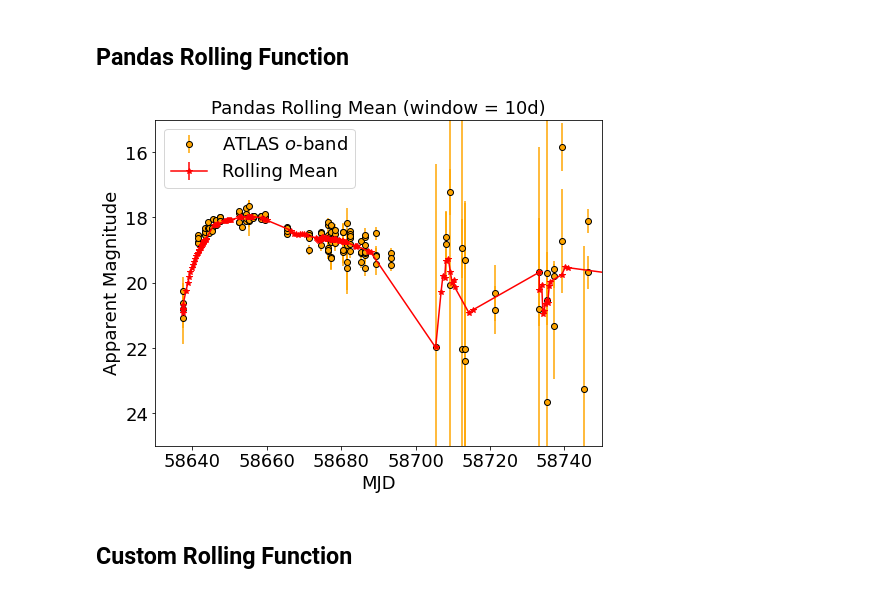
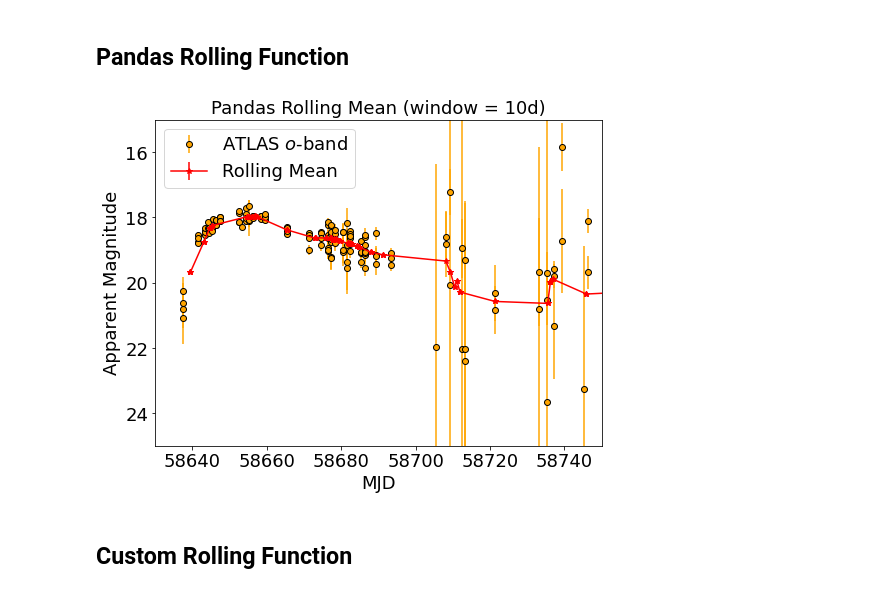
Before and after one commit to temuller/atlas_object, a Jupyter notebook: rolling_sigma_clipping.ipynb, the cells around one changed output. Cells and saved outputs as stored; diff of their text form; code cells hidden in the pictures.

```diff
--- a/rolling_sigma_clipping.ipynb
+++ b/rolling_sigma_clipping.ipynb
@@ -39,31 +39,32 @@ test_df.set_index("time", inplace=True)  # necessary for pandas rolling
 # %%
 # use only o band as it has more data
 filt = 'o'
 filt_df = test_df[test_df.F==filt]
 
 
 fig, ax = plt.subplots(figsize=(8, 6))
 
 # data
 ax.errorbar(filt_df.MJD, filt_df.m, yerr=filt_df.dm,
             fmt='o', c=COLOURS[1], mec='k', label='ATLAS $o$-band')
 # rolling
 window = '10d'
-ax.errorbar(filt_df.MJD.rolling(window).mean(), filt_df.m.rolling(window).mean(),
+center =True
+ax.errorbar(filt_df.MJD.rolling(window, center=center).mean(), filt_df.m.rolling(window, center=center).mean(),
                  yerr=0.0, marker='*', label="Rolling Mean", c='r')
 
 ax.set_ylabel('Apparent Magnitude', fontsize=18)
 ax.set_xlabel('MJD', fontsize=18)
 ax.set_title('ATLAS $o$-band', fontsize=18)
 ax.set_title(f"Pandas Rolling Mean (window = {window})", fontsize=18)
 ax.tick_params(labelsize=18)
 ax.set_ylim(15, 25)
 ax.set_xlim(58630, 58750)
 ax.invert_yaxis()
 ax.legend(fontsize=18)
 plt.show()
 # %% [output]
-[figure, old version]
+[figure, new version]
 # %% [markdown]
 ## Custom Rolling Function
 # %%
```
Also changed, not shown: parts of 9 cells of this notebook, 3 other files.
